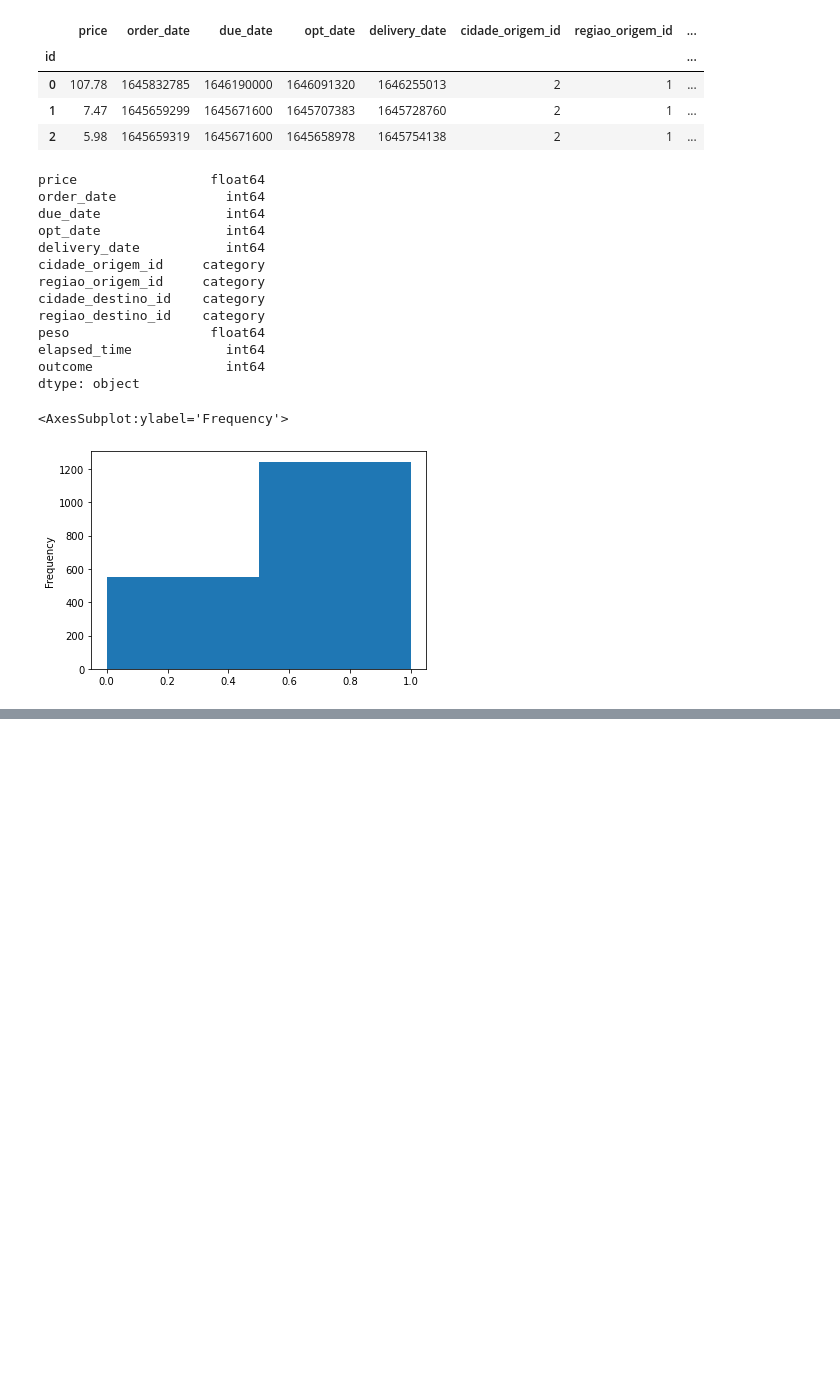
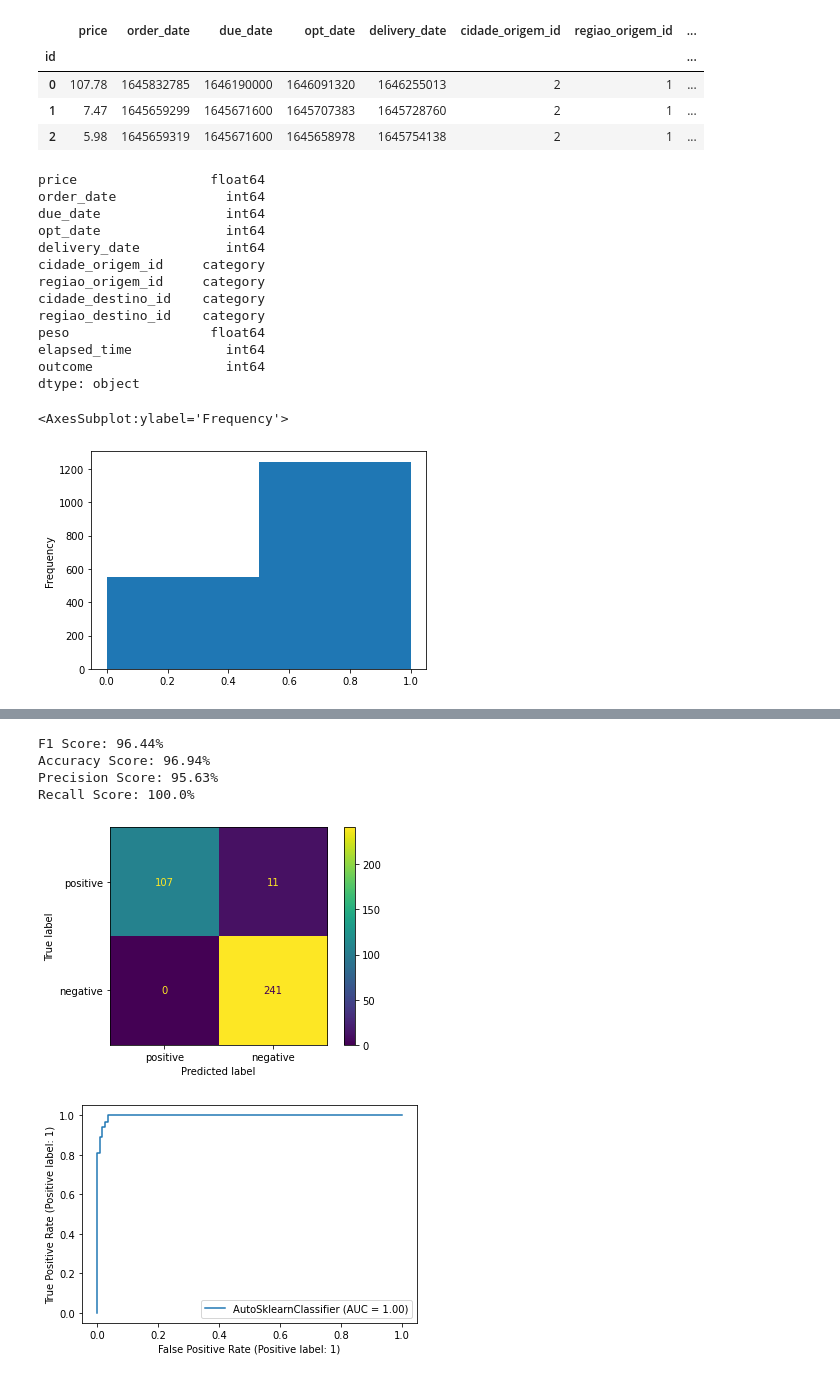
Before and after one commit to felipesilvaibi/predicao-falha-entrega-logistica, a Jupyter notebook: analysis/notebook.ipynb, the cells around one changed output, grey strips where cells are left out. Drawn from its saved outputs; the diff is of its cells as text; code cells hidden in the pictures; blank space fills up the shorter version.

```diff
--- a/analysis/notebook.ipynb
+++ b/analysis/notebook.ipynb
@@ -173,3 +229,30 @@ Recall Score: 69.51%
+# %%
+predictAutoML = automl.predict(X_test)
+
+f1 = round(f1_score(y_test, predictAutoML, average='macro')*100, 2)
+accuracy = round(accuracy_score(y_test, predictAutoML)*100, 2)
+precision = round(precision_score(y_test, predictAutoML)*100, 2)
+recall = round(recall_score(y_test, predictAutoML)*100, 2)
+
+print(f"F1 Score: {f1}%")
+print(f"Accuracy Score: {accuracy}%")
+print(f"Precision Score: {precision}%")
+print(f"Recall Score: {recall}%")
+
+plot_confusion_matrix(automl, X_test, y_test, display_labels=[
+                      "positive", "negative"], values_format="d")
+plt.grid(False)
+plt.show()
+
+metrics.plot_roc_curve(automl, X_test, y_test)
+plt.show()
+# %% [output]
+F1 Score: 96.44%
+Accuracy Score: 96.94%
+Precision Score: 95.63%
+Recall Score: 100.0%
+[figure, added]
+[figure, added]
 # %%
 pd.DataFrame(automl.show_models()).transpose()
 # %% [output]
```
Also changed, not shown: parts of 14 cells of this notebook.
